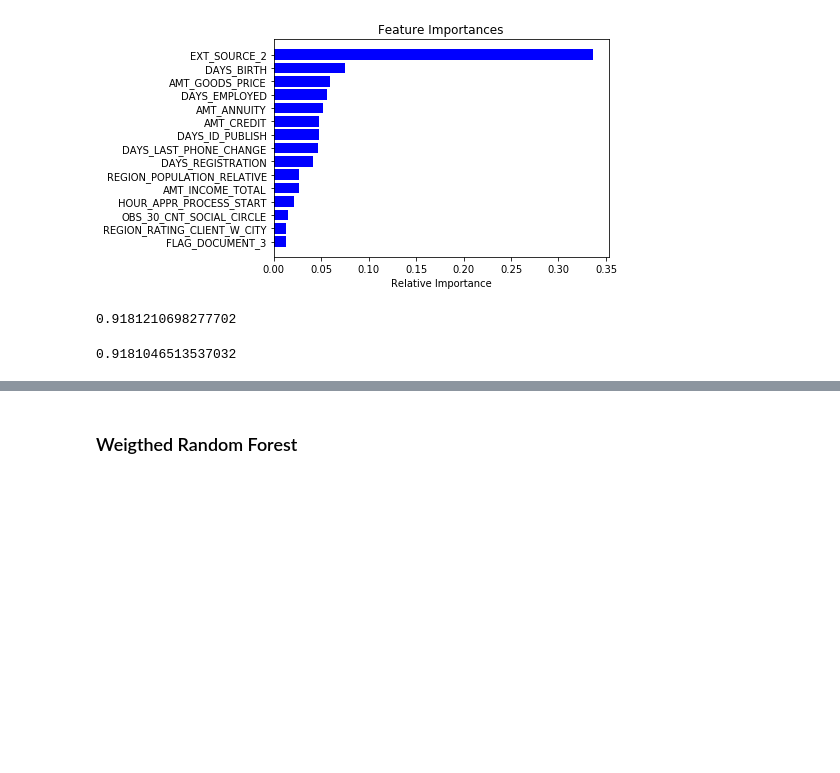
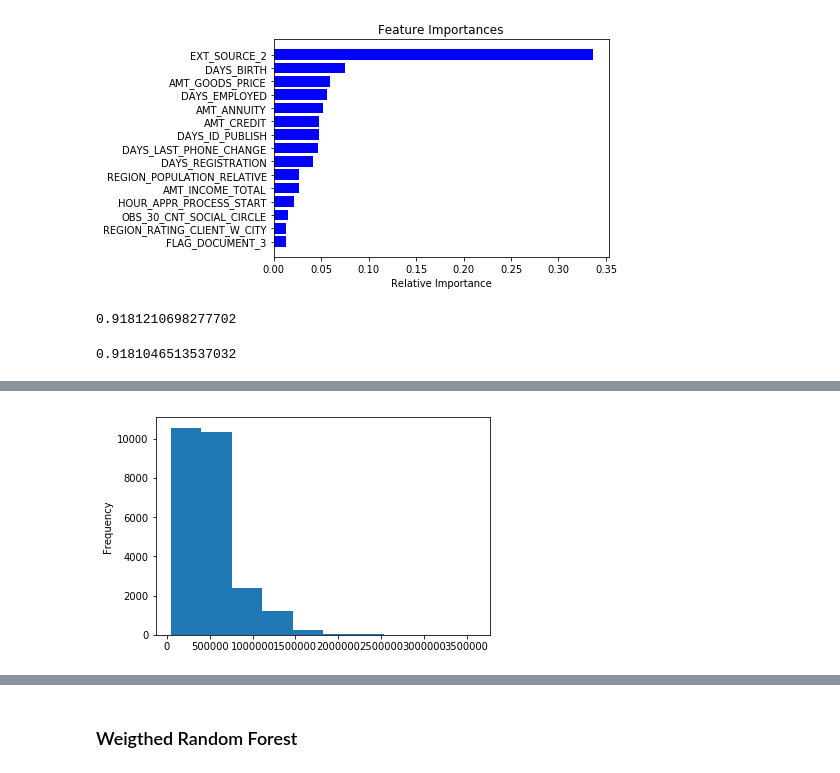
Before and after one commit to chanjeed/Homecredit, a Jupyter notebook: script/preprocessing.ipynb, the cells around one changed output, grey strips where cells are left out. Drawn from its saved outputs; the diff is of its cells as text; code cells hidden in the pictures; blank space fills up the shorter version.

```diff
--- a/script/preprocessing.ipynb
+++ b/script/preprocessing.ipynb
@@ -145,0 +185,6 @@ print(len(list(filter(lambda x: x==0, Y_test)))/len(Y_test))
+# %%
+yes["AMT_GOODS_PRICE"]
+yes["AMT_GOODS_PRICE"].plot(kind='hist')
+plt.show()
+# %% [output]
+[figure, added]
```
Also changed, not shown: parts of 34 cells of this notebook, 8 other files.
